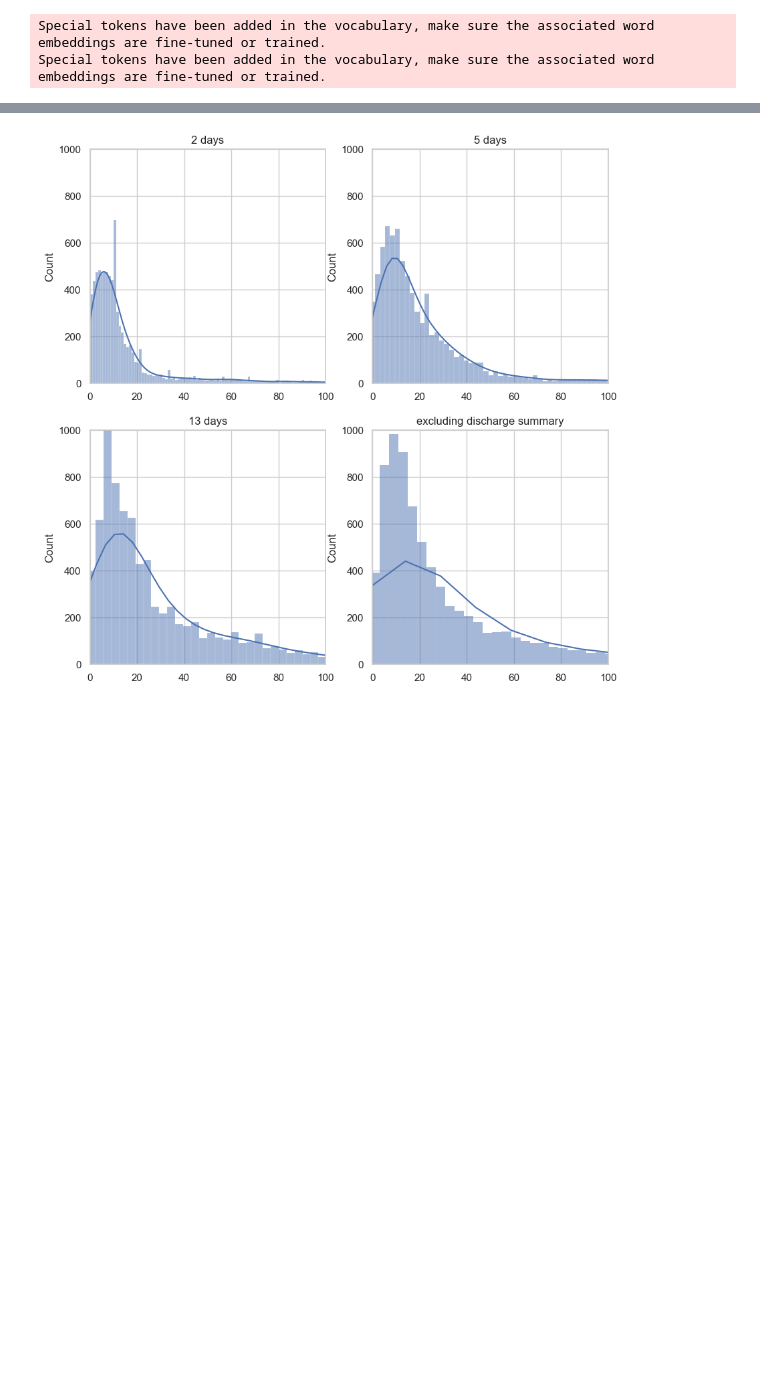
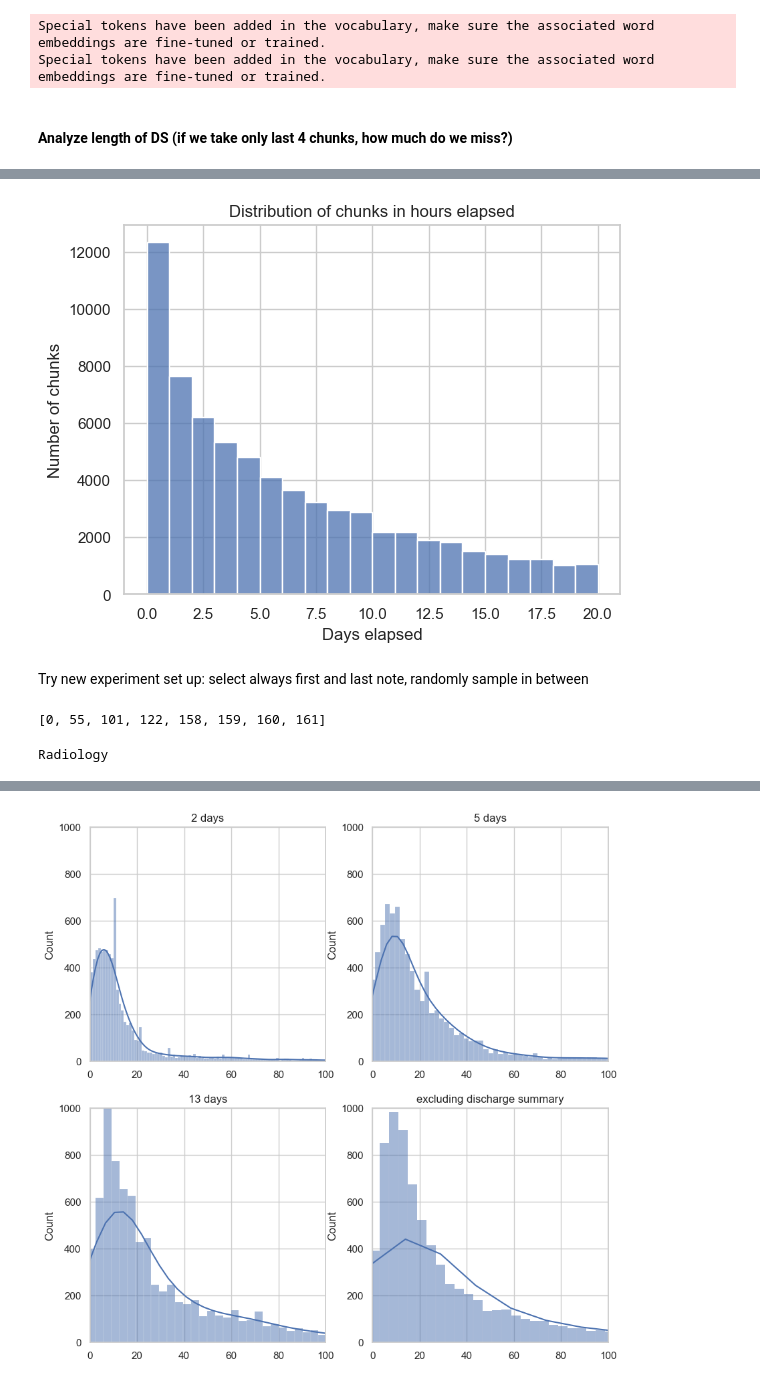
Before and after one commit to mireiahernandez/icd-continuous-prediction, a Jupyter notebook: temporal_data_analysis.ipynb, the cells around one changed output, grey strips where cells are left out. Drawn from its saved outputs; the diff is of its cells as text; code cells hidden in the pictures; blank space fills up the shorter version.

Commit message:
analyze new experiment setups

```diff
--- a/temporal_data_analysis.ipynb
+++ b/temporal_data_analysis.ipynb
@@ -68,7 +68,7 @@ config = {
     ,"grad_accumulation": 4
     ,"use_positional_embeddings": True
     ,"use_reverse_positional_embeddings": True
-    ,"priority_mode": "Last"
+    ,"priority_mode": "None"
     ,"priority_idxs": [1]
     ,"use_document_embeddings": True
     ,"use_reverse_document_embeddings": True
@@ -92,7 +92,7 @@ with open(os.path.join("", f"results/config_{config['run_name']}.json"), "w") as
 
 # process and aggregate raw data
 dp = DataProcessor(dataset_path="dataset", config=config)
-notes_agg_df = dp.aggregate_data()
+notes_agg_df, categories_mapping = dp.aggregate_data()
 
 # get tokenizer
 tokenizer = get_tokenizer(config["base_checkpoint"])
@@ -116,3 +116,36 @@ cuda:0
 {'Nursing/other': 0, 'Radiology': 1, 'Nursing': 2, 'Physician ': 3, 'ECG': 4, 'Discharge summary': 5, 'Respiratory ': 6, 'Echo': 7, 'Nutrition': 8, 'General': 9, 'Rehab Services': 10, 'Social Work': 1 ...
 Special tokens have been added in the vocabulary, make sure the associated word embeddings are fine-tuned or trained.
 Special tokens have been added in the vocabulary, make sure the associated word embeddings are fine-tuned or trained.
+# %% [markdown]
+#### Analyze length of DS (if we take only last 4 chunks, how much do we miss?)
+# %%
+# Get number of chunks in each time frame
+from tqdm import tqdm
+hours_elapsed_list = []
+categories_list = []
+seq_ids_list = []
+for i in tqdm(range(len(validation_set))):
+
+    input_ids = training_set[i]["input_ids"]
+    attention_mask = training_set[i]["attention_mask"]
+    seq_ids = training_set[i]["seq_ids"]
+    category_ids = training_set[i]["category_ids"]
+    hours_elapsed = training_set[i]["hours_elapsed"]
+    cutoffs = training_set[i]["cutoffs"]
+    hours_elapsed_list.append(hours_elapsed.tolist())
+    categories_list.append(category_ids.tolist())
+    seq_ids_list.append(seq_ids.tolist())
+# %%
+# print distribution of chunks in hours elapsed
+import matplotlib.pyplot as plt
+import seaborn as sns
+sns.set_theme(style="whitegrid")
+# plot number of chunks in time buckets of 12 hours
+# limit range to 0-24*20 hours
+hours_elapsed_list_filt = [np.array(x)/24 for x in hours_elapsed_list]
+hours_elapsed_list_filt = [x[x<20] for x in hours_elapsed_list_filt]
+sns.histplot(np.concatenate(hours_elapsed_list_filt), bins = 20)
+plt.xlabel("Days elapsed")
+plt.ylabel("Number of chunks")
+plt.title("Distribution of chunks in hours elapsed")
+# %% [output]
@@ -118,0 +153,3 @@ Special tokens have been added in the vocabulary, make sure the associated word
+[figure, added]
+# %% [markdown]
+Try new experiment set up: select always first and last note, randomly sample in between
@@ -118,0 +172,8 @@ Special tokens have been added in the vocabulary, make sure the associated word
+# %%
+filter_mask(seq_ids_list[3])
+# %% [output]
+[0, 55, 101, 122, 158, 159, 160, 161]
+# %%
+print(notes_agg_df.iloc[4]["CATEGORY"][-3])
+# %% [output]
+Radiology
```
Also changed, not shown: parts of 27 cells of this notebook.
